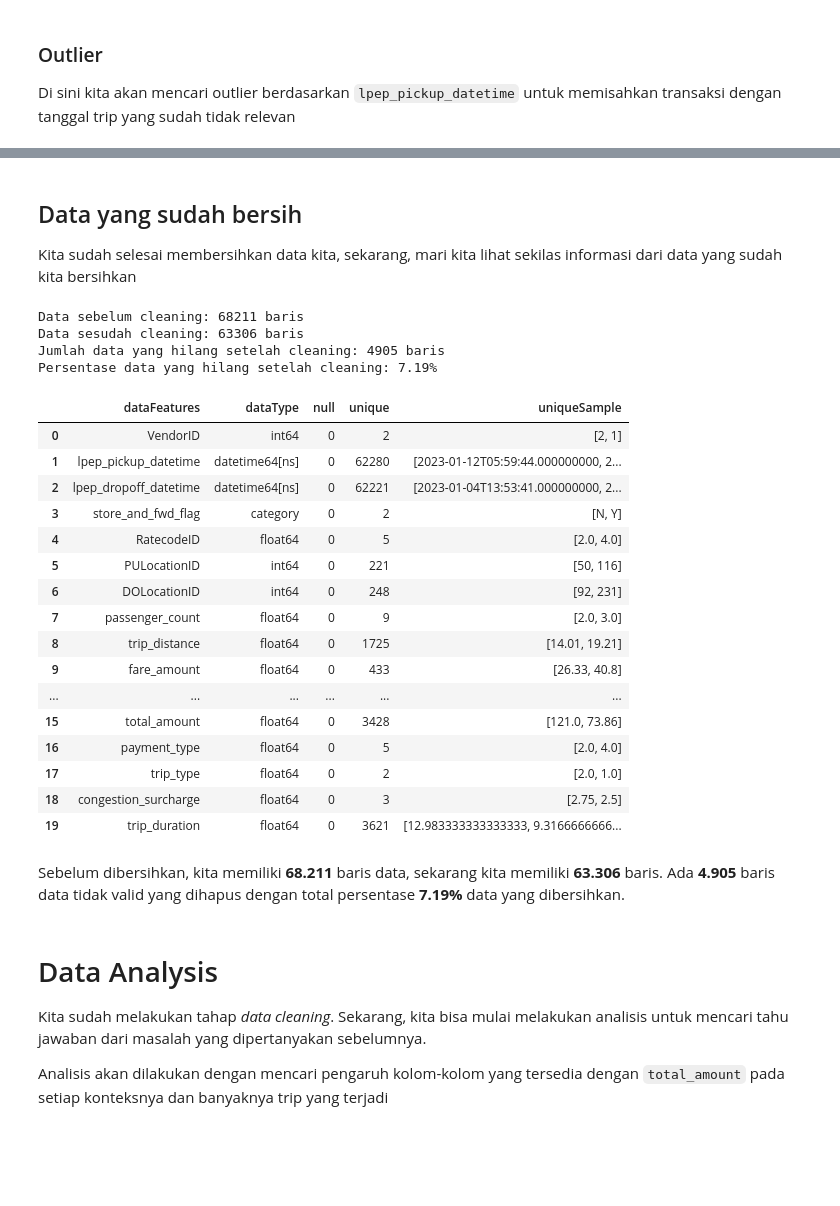
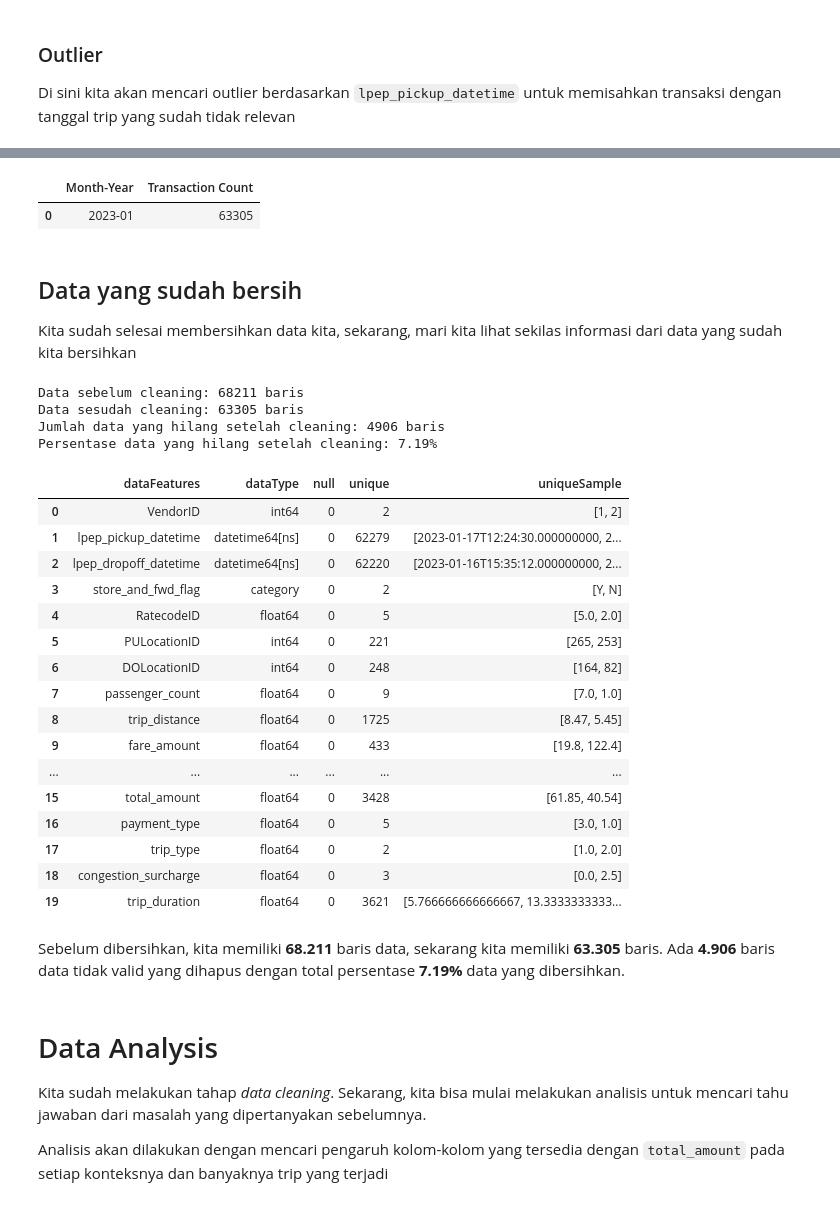
Before and after one commit to herfanheryandi/pwdk-nyc-tlc-trip-analysis, a Jupyter notebook: nyc-tlc-trip-notebook.ipynb, the cells around one changed output, grey strips where cells are left out. Drawn from its saved outputs; the diff is of its cells as text; code cells hidden in the pictures; blank space fills up the shorter version.

```diff
--- a/nyc-tlc-trip-notebook.ipynb
+++ b/nyc-tlc-trip-notebook.ipynb
@@ -456,5 +459,12 @@ Supaya lebih objective maka kita hanya akan analysis data tahun 2023, kita akan
 # %%
-df.drop(df[df['lpep_pickup_datetime'] < '2023-01-01'].index, inplace=True)
+df.drop(df[(df['lpep_pickup_datetime'] < '2023-01-01') | (df['lpep_pickup_datetime'] >= '2023-02-01')].index, inplace=True)
+
+transaction_per_month_year = df['lpep_pickup_datetime'].dt.to_period('M').value_counts().sort_index()
+transaction_per_month_year = transaction_per_month_year.rename_axis('Month-Year').reset_index(name='Transaction Count')
+transaction_per_month_year
+# %% [output]
+|  | Month-Year | Transaction Count |
+| 0 | 2023-01 | 63305 |
 # %% [markdown]
 ## Data yang sudah bersih
 Kita sudah selesai membersihkan data kita, sekarang, mari kita lihat sekilas informasi dari data yang sudah kita bersihkan
@@ -478,29 +488,29 @@ print(f"Persentase data yang hilang setelah cleaning: {percentage_missing:.2f}%"
 dfDesc
 # %% [output]
 Data sebelum cleaning: 68211 baris
-Data sesudah cleaning: 63306 baris
-Jumlah data yang hilang setelah cleaning: 4905 baris
+Data sesudah cleaning: 63305 baris
+Jumlah data yang hilang setelah cleaning: 4906 baris
 Persentase data yang hilang setelah cleaning: 7.19%
 |  | dataFeatures | dataType | null | unique | uniqueSample |
-| 0 | VendorID | int64 | 0 | 2 | [2, 1] |
-| 1 | lpep_pickup_datetime | datetime64[ns] | 0 | 62280 | [2023-01-12T05:59:44.000000000, 2... |
-| 2 | lpep_dropoff_datetime | datetime64[ns] | 0 | 62221 | [2023-01-04T13:53:41.000000000, 2... |
-| 3 | store_and_fwd_flag | category | 0 | 2 | [N, Y] |
-| 4 | RatecodeID | float64 | 0 | 5 | [2.0, 4.0] |
-| 5 | PULocationID | int64 | 0 | 221 | [50, 116] |
-| 6 | DOLocationID | int64 | 0 | 248 | [92, 231] |
-| 7 | passenger_count | float64 | 0 | 9 | [2.0, 3.0] |
-| 8 | trip_distance | float64 | 0 | 1725 | [14.01, 19.21] |
-| 9 | fare_amount | float64 | 0 | 433 | [26.33, 40.8] |
+| 0 | VendorID | int64 | 0 | 2 | [1, 2] |
+| 1 | lpep_pickup_datetime | datetime64[ns] | 0 | 62279 | [2023-01-17T12:24:30.000000000, 2... |
+| 2 | lpep_dropoff_datetime | datetime64[ns] | 0 | 62220 | [2023-01-16T15:35:12.000000000, 2... |
+| 3 | store_and_fwd_flag | category | 0 | 2 | [Y, N] |
+| 4 | RatecodeID | float64 | 0 | 5 | [5.0, 2.0] |
+| 5 | PULocationID | int64 | 0 | 221 | [265, 253] |
+| 6 | DOLocationID | int64 | 0 | 248 | [164, 82] |
+| 7 | passenger_count | float64 | 0 | 9 | [7.0, 1.0] |
+| 8 | trip_distance | float64 | 0 | 1725 | [8.47, 5.45] |
+| 9 | fare_amount | float64 | 0 | 433 | [19.8, 122.4] |
 | ... | ... | ... | ... | ... | ... |
-| 15 | total_amount | float64 | 0 | 3428 | [121.0, 73.86] |
-| 16 | payment_type | float64 | 0 | 5 | [2.0, 4.0] |
-| 17 | trip_type | float64 | 0 | 2 | [2.0, 1.0] |
-| 18 | congestion_surcharge | float64 | 0 | 3 | [2.75, 2.5] |
-| 19 | trip_duration | float64 | 0 | 3621 | [12.983333333333333, 9.3166666666... |
+| 15 | total_amount | float64 | 0 | 3428 | [61.85, 40.54] |
+| 16 | payment_type | float64 | 0 | 5 | [3.0, 1.0] |
+| 17 | trip_type | float64 | 0 | 2 | [1.0, 2.0] |
+| 18 | congestion_surcharge | float64 | 0 | 3 | [0.0, 2.5] |
+| 19 | trip_duration | float64 | 0 | 3621 | [5.766666666666667, 13.3333333333... |
 # %% [markdown]
-Sebelum dibersihkan, kita memiliki **68.211** baris data, sekarang kita memiliki **63.306** baris.
-Ada **4.905** baris data tidak valid yang dihapus dengan total persentase **7.19%** data yang dibersihkan.
+Sebelum dibersihkan, kita memiliki **68.211** baris data, sekarang kita memiliki **63.305** baris.
+Ada **4.906** baris data tidak valid yang dihapus dengan total persentase **7.19%** data yang dibersihkan.
 # %% [markdown]
 # Data Analysis
 Kita sudah melakukan tahap _data cleaning_. Sekarang, kita bisa mulai melakukan analisis untuk mencari tahu jawaban dari masalah yang dipertanyakan sebelumnya.
```
Also changed, not shown: parts of 16 cells of this notebook.
